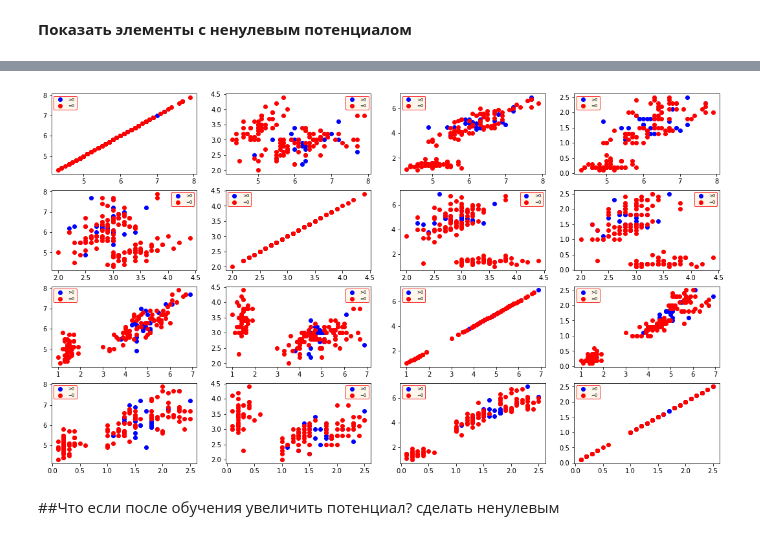
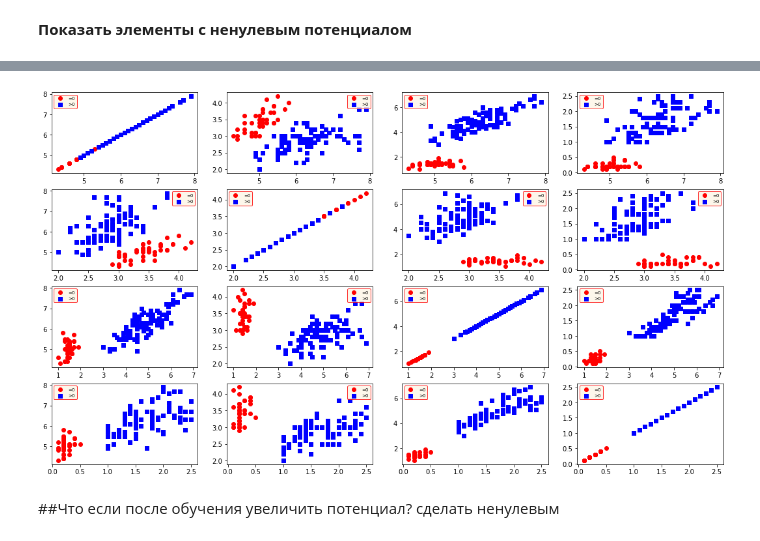
Before and after one commit to Kasymkhankhubiyev/BasicMachineLearning, a Jupyter notebook: task1.ipynb, the cells around one changed output, grey strips where cells are left out. Cells and saved outputs as stored; diff of their text form; code cells hidden in the pictures.

```diff
--- a/task1.ipynb
+++ b/task1.ipynb
@@ -180,3 +144,0 @@ def K1(distance, h=0.05):
-# %%
-model = PFM_nokernel()  # kernel = lambda x: K(x)
-model.fit(trainX, trainY, 200)
@@ -231,7 +167,7 @@ def calc_accuracy_with_predictions(model, X, Y):
 
     print(f'Accuracy on test:   {counter/len(testX)}')
 # %%
-model = PFM(kernel=lambda x: K1(x, h=4.0))
+model = PFM(kernel=lambda x: K_exp(x, h=0.55))
 model.fit(trainX, trainY, 100)
 calc_accuracy_with_predictions(model=model, X=testX, Y=testY)
 # %% [output]
@@ -347,7 +283,32 @@ array([0, 0, 1, 1, 1, 0, 0, 2, 2, 0, 1, 1, 0, 0, 0, 0, 0, 0, 0, 0, 0, 0,
        0, 0, 0, 0, 0, 0, 0, 0, 0, 0])
 # %% [markdown]
 **Показать элементы с ненулевым потенциалом**
+# %%
+iris = datasets.load_iris()
+x = np.array(iris.data)
+y = np.array(iris.target)
+trainY, trainX = [], []
+
+indexes = np.random.permutation(len(y))
+
+for i in range(len(y)):
+    trainY.append(y[indexes[i]])
+    trainX.append(x[indexes[i]])
+
+trainX = np.array(trainX)
+trainY = np.array(trainY)
+
+spliter = round(len(trainX)*0.1)
+
+testX = trainX[:spliter]
+testY = trainY[:spliter]
+trainX = trainX[spliter:]
+trainY = trainY[spliter:]
 # %%
-model = PFM(kernel=lambda x: K1(x, h=1.0))
-model.fit(trainX, trainY, 30)
-calc_accuracy_with_predictions(model=model, X=testX, Y=testY)
+# h_s = np.linspace(0.1, 1, 50)
+# for h in h_s:
+#     model = PFM(kernel=lambda x: K_exp(x, h=h))
+#     model.fit(trainX, trainY, 30)
+#     print(f'h = {h}')
+#     calc_accuracy_with_predictions(model=model, X=testX, Y=testY)
+#     print('\n')
@@ -371,20 +315,23 @@ Accuracy on test:   1.0
 # %%
+model = PFM(kernel=lambda x: K_exp(x, h=0.55))
+model.fit(trainX, trainY, 10)
+
 fig, axs = plt.subplots(nrows=4, ncols=4)
 
 colors = ['red', 'blue', 'green']
 test_colors = ['purple', 'black', 'yellow']
 
 gams = model.gams
 
 for i in range(4):
     for j in range(4):
-            axs[i%4, j%4].scatter(trainX[np.where(gams!= 0)[0], i], trainX[np.where(gams!= 0)[0], j], color = colors[1], label='>0')
             axs[i%4, j%4].scatter(trainX[np.where(gams== 0)[0], i], trainX[np.where(gams== 0)[0], j], color = colors[0], label='=0')
+            axs[i%4, j%4].scatter(trainX[np.where(gams!= 0)[0], i], trainX[np.where(gams!= 0)[0], j], color = colors[1], label='>0', marker='s')
             axs[i%4, j%4].legend(fontsize=7, ncol=1, facecolor='oldlace', edgecolor='r')
 fig.set_size_inches(18.5, 10.5)
 plt.show()
 plt.close()
 # %% [output]
-[figure, old version]
+[figure, new version]
 # %% [markdown]
 ##Что если после обучения увеличить потенциал? сделать ненулевым
```
Also changed, not shown: parts of 20 cells of this notebook.
